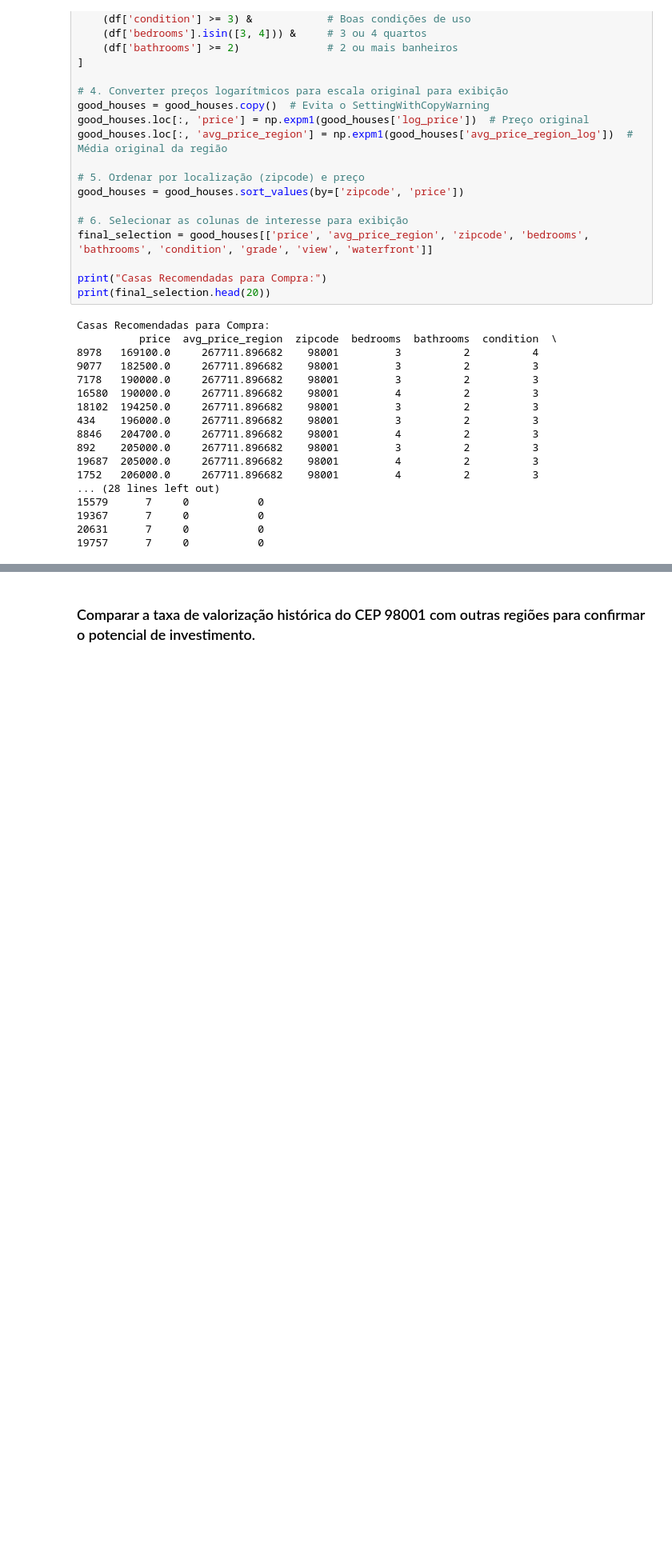
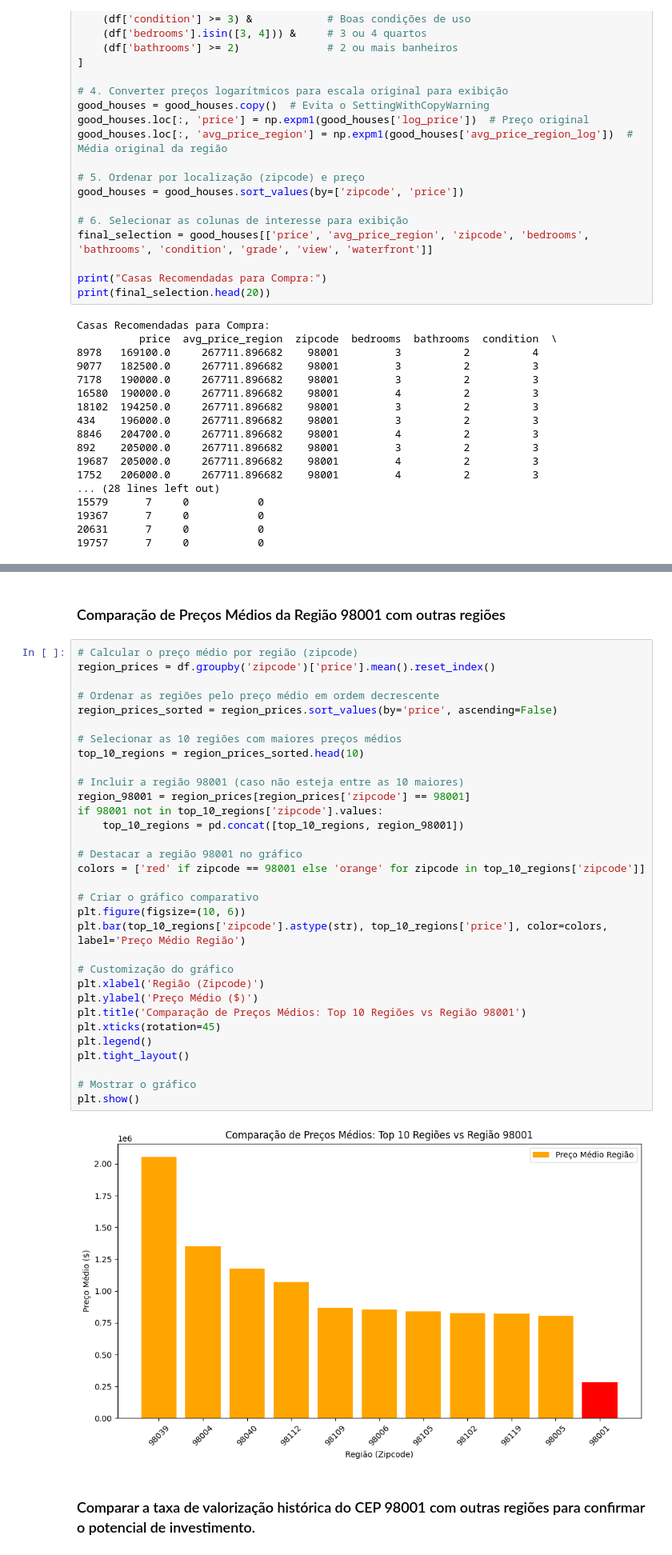
Before and after one commit to Bruxteclas/Desafio-House-Rocket-Company, a Jupyter notebook: Perguntas de Negócios.ipynb, the cells around one changed output, grey strips where cells are left out. Shown: that part at 80% size. Saved outputs shown, nothing was run; the diff lists cells and outputs as text; blank space fills up the shorter version.

```diff
--- a/Perguntas de Negócios.ipynb
+++ b/Perguntas de Negócios.ipynb
@@ -171,3 +174,39 @@ Casas Recomendadas para Compra:
+# %% [markdown]
+### Comparação de Preços Médios da Região 98001 com outras regiões
+# %%
+# Calcular o preço médio por região (zipcode)
+region_prices = df.groupby('zipcode')['price'].mean().reset_index()
+
+# Ordenar as regiões pelo preço médio em ordem decrescente
+region_prices_sorted = region_prices.sort_values(by='price', ascending=False)
+
+# Selecionar as 10 regiões com maiores preços médios
+top_10_regions = region_prices_sorted.head(10)
+
+# Incluir a região 98001 (caso não esteja entre as 10 maiores)
+region_98001 = region_prices[region_prices['zipcode'] == 98001]
+if 98001 not in top_10_regions['zipcode'].values:
+    top_10_regions = pd.concat([top_10_regions, region_98001])
+
+# Destacar a região 98001 no gráfico
+colors = ['red' if zipcode == 98001 else 'orange' for zipcode in top_10_regions['zipcode']]
+
+# Criar o gráfico comparativo
+plt.figure(figsize=(10, 6))
+plt.bar(top_10_regions['zipcode'].astype(str), top_10_regions['price'], color=colors, label='Preço Médio Região')
+
+# Customização do gráfico
+plt.xlabel('Região (Zipcode)')
+plt.ylabel('Preço Médio ($)')
+plt.title('Comparação de Preços Médios: Top 10 Regiões vs Região 98001')
+plt.xticks(rotation=45)
+plt.legend()
+plt.tight_layout()
+
+# Mostrar o gráfico
+plt.show()
+# %% [output]
+[figure, added]
 # %% [markdown]
 ### Comparar a taxa de valorização histórica do CEP 98001 com outras regiões para confirmar o potencial de investimento.
 # %%
```
Also changed, not shown: parts of 9 cells of this notebook, 2 other files.
